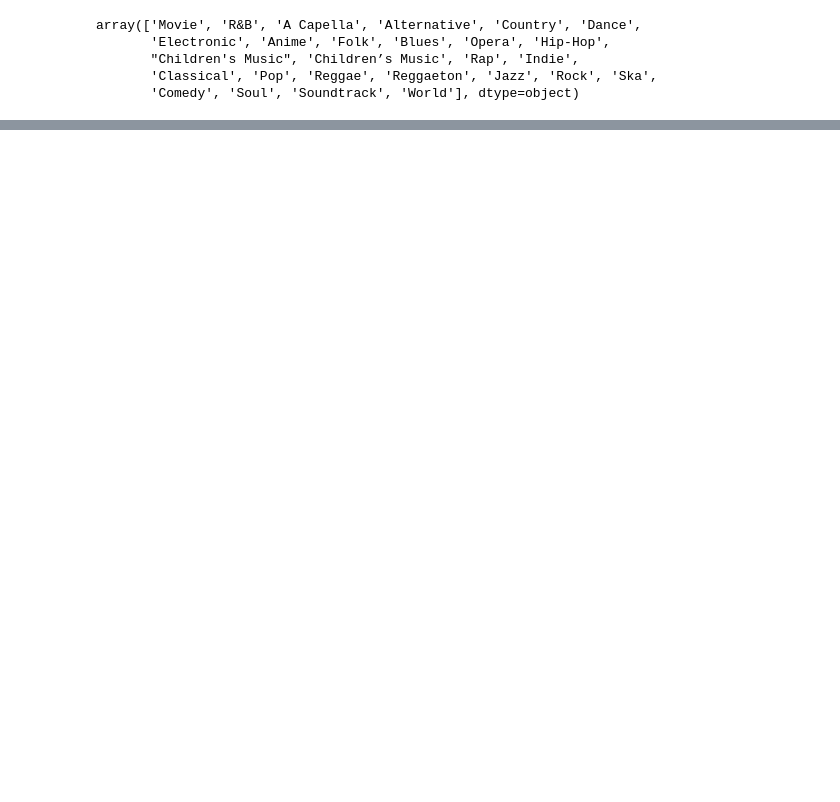
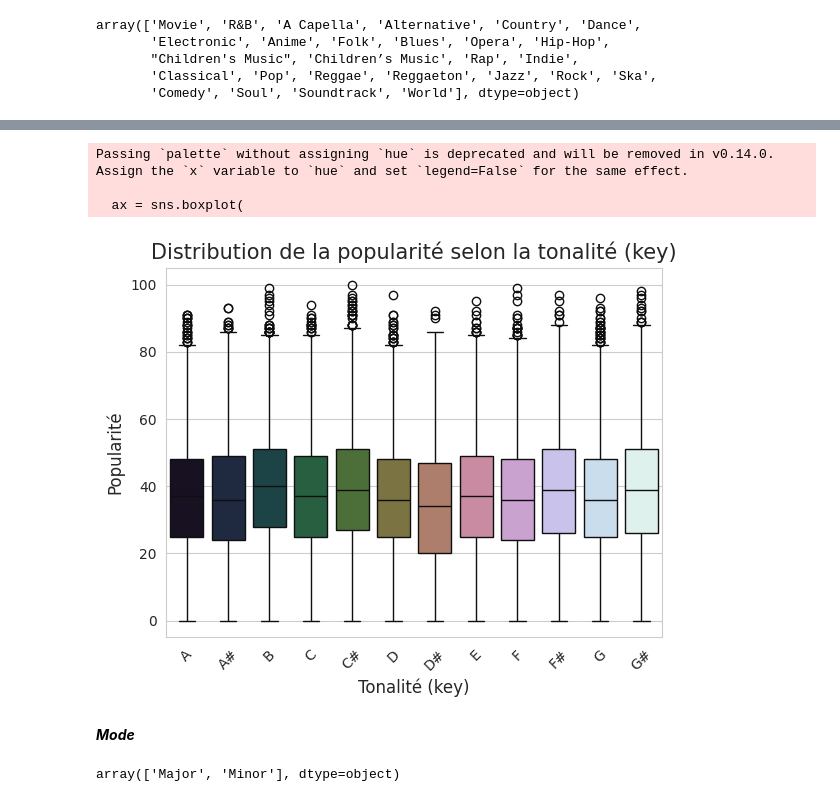
Before and after one commit to HassanSaleban/MoodiFy, a Jupyter notebook: df.ipynb, the cells around one changed output, grey strips where cells are left out. Saved outputs shown, nothing was run; the diff lists cells and outputs as text; code cells hidden in the pictures; blank space fills up the shorter version.

```diff
--- a/df.ipynb
+++ b/df.ipynb
@@ -146,0 +251,36 @@ Name: count, dtype: int64
+# %%
+# Boxplot pour la variable "key"
+# Objectif : visualiser la distribution d'une variable numérique (par exemple "popularity") selon chaque tonalité ("key")
+
+sns.set_style("whitegrid")  # Ajoute une grille de fond pour une meilleure lisibilité
+
+# Création du boxplot : on affiche la distribution de la popularité pour chaque "key"
+ax = sns.boxplot(
+    data=df,                  # DataFrame contenant les données
+    x="key",                          # Variable catégorielle sur l'axe des x (tonalité)
+    y="popularity",                   # Variable numérique sur l'axe des y (exemple : popularité)
+    palette="cubehelix",              # Palette de couleurs pour différencier les tonalités
+    order=sorted(df["key"].unique())  # Trie les tonalités pour un affichage ordonné
+)
+
+# Ajout d'un titre et de labels explicites pour les axes
+plt.title('Distribution de la popularité selon la tonalité (key)', fontsize=15)
+plt.xlabel('Tonalité (key)', fontsize=12)
+plt.ylabel('Popularité', fontsize=12)
+
+# Optionnel : rotation des labels x pour une meilleure lisibilité
+plt.xticks(rotation=45)
+
+# Affichage du graphique final
+plt.show()
+# %% [output]
+Passing `palette` without assigning `hue` is deprecated and will be removed in v0.14.0. Assign the `x` variable to `hue` and set `legend=False` for the same effect.
+
+  ax = sns.boxplot(
+[figure, added]
+# %% [markdown]
+***Mode***
+# %%
+df["mode"].unique()
+# %% [output]
+array(['Major', 'Minor'], dtype=object)
```
Also changed, not shown: parts of 109 cells of this notebook.
